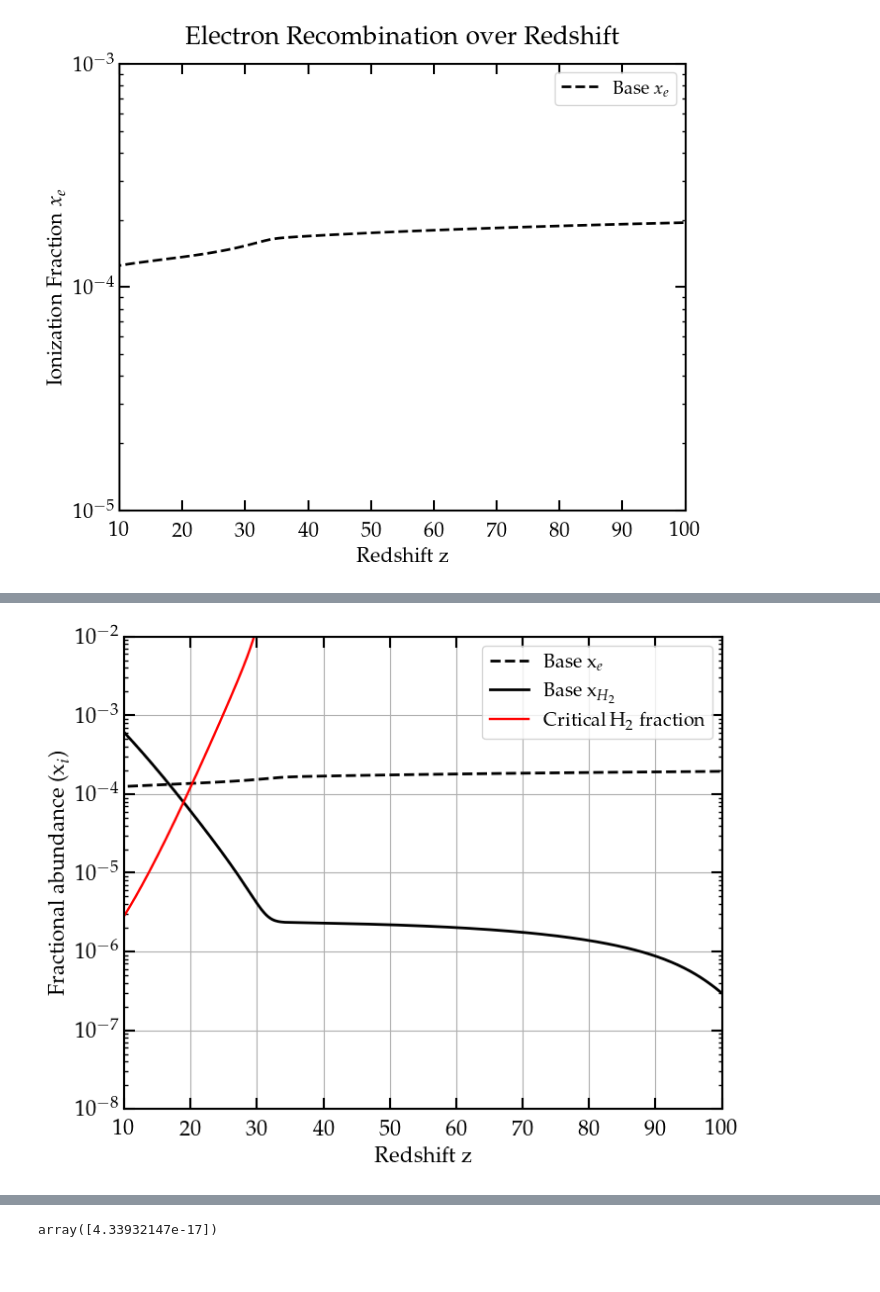
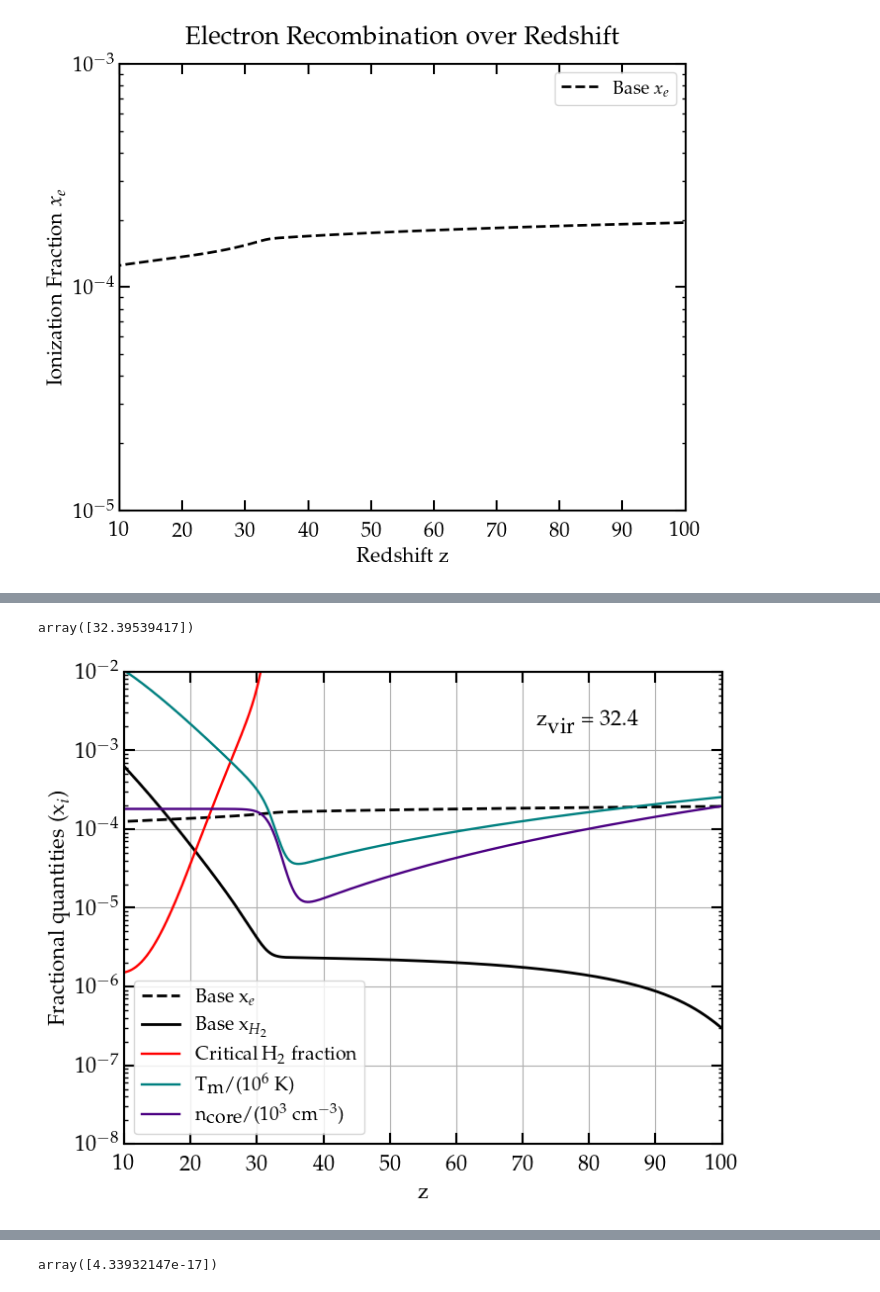
Before and after one commit to yash-aggarwal-17/AxionDCBH, a Jupyter notebook: AxionDCBH.ipynb, the cells around one changed output, grey strips where cells are left out. Drawn from its saved outputs; the diff is of its cells as text; code cells hidden in the pictures.

```diff
--- a/AxionDCBH.ipynb
+++ b/AxionDCBH.ipynb
@@ -829,12 +969,12 @@ and is modeled on the base halo model we have defined earlier.
 
 """
 
-def crit_H2(z, si):
+def crit_H2(z, m0, si):
 
     """
     Here z - redshift of observation for the base halo model we are considering.
     si - a multiplicative factor that sets critical time scale relative to free fall time scale.
-    For Hubble time/age of the universe we use si = 36.3.
+    For Hubble time/age of the universe we use si = 9.
     """
 
     # Ensure z is a numpy array
@@ -842,10 +982,10 @@ def crit_H2(z, si):
 
     def crit_H2_func(xH2, z, si):
         # Define the inner function for fsolve
-        return t_H2(xH2, nH_Halo(1, 1e+9, z), T_halo(1, 1e+9, z)) - si * t_ff(zvir(1e+9))
+        return t_H2(xH2, nH_Halo(1, m0, z), T_halo(1, m0, z)) - si * t_ff_new(z)
 
     # Get the critical redshift zvir_value
-    zvir_value = zvir(1e+9)
+    zvir_value = zvir(m0)
 
     # Create a mask for valid z values
     mask = z < zvir_value
@@ -856,6 +996,8 @@ def crit_H2(z, si):
     # Iterate over valid z values
     for i, valid in enumerate(mask):
         if valid:
-            fac[i] = fsolve(crit_H2_func, 1e-5, args=(z[i], si))[0]  # Extract the root from fsolve
+            fac[i] = fsolve(crit_H2_func, 1e-7, args=(z[i], si))[0]  # Extract the root from fsolve
+
+    fac[~mask] = np.nan
 
     return fac
@@ -929,13 +1089,13 @@ def crit_H2_Nebrin(z, si):
 # %%
 ## First define a H^- dissociation rate due to CMB photons. This suppresses H2 formation before structure formation.
 
-def k_pd_CMB(z):
+def k_pd_CMB(z, m0):
     val = (
         4 * (2*np.pi)**(3/2) *
         ( phys.me_eV * phys.kB * phys.T_CMB(z) )**(3/2) /
         (phys.h_planck * phys.cs)**3 *
         np.exp(-0.754 / phys.kB / phys.T_CMB(z)) *
-        phys.C_Hminus(T_halo(1, m0_base, z))
+        phys.C_Hminus(T_halo(1, m0, z))
     )
 
     return val
@@ -946,9 +1102,9 @@ array([9.07381777e-18])
 # %%
 # Define base H2 history function for H2 production
-def dH2_dz_base (z, xH2):
-    val_1 = - phys.C_Hminus(T_halo(1, m0_base, z)) * xe_base(z) * (1-xe_base(z)) * nH_Halo(1, m0_base, z) / (1+z) / phys.Hubble(z)
+def dH2_dz_base (z, xH2, m0):
+    val_1 = - phys.C_Hminus(T_halo(1, m0, z)) * xe_base(z) * (1-xe_base(z)) * nH_Halo(1, m0_base, z) / (1+z) / phys.Hubble(z)
 
-    val_2 = (1 + k_pd_CMB(z) / (phys.C_H2(T_halo(1, m0_base, z)) * (1-xe_base(z)) * nH_Halo(1, m0_base, z)) )**(-1)
+    val_2 = (1 + k_pd_CMB(z, m0) / (phys.C_H2(T_halo(1, m0_base, z)) * (1-xe_base(z)) * nH_Halo(1, m0_base, z)) )**(-1)
 
     return val_1*val_2
 # %%
@@ -958,3 +1114,7 @@ array([-1.35243083e-08])
+# %%
+zvir(1e+9)
+# %% [output]
+array([32.39539417])
 # %%
 # Define redshift range of interest
 z_span = (119.9, 0.2)
@@ -964,33 +1124,38 @@ z_eval=np.arange(119.9,0.2,-0.1)
 """
 Here I've used the H2 abundance in the IGM as 10^(-8) as initial condition
 """
-solution_base_xH2 = solve_ivp(dH2_dz_base, z_span, np.array([1e-8]), t_eval= z_eval, rtol=1e-10, atol=1e-10 )
+solution_base_xH2 = solve_ivp(dH2_dz_base, z_span, np.array([1e-8]), t_eval= z_eval, rtol=1e-10, atol=1e-10, args=(1e+9,) )
 # %%
 # Plot the results
 plt.figure(figsize=(7.8, 6.2))
 
 # Plot xe history
 plt.plot(solution_base_xe.t, solution_base_xe.y[0], label=r'Base x$_e$',
          linewidth=2, color='black', linestyle='dashed')
 
 # Plot H2 history
 plt.plot(solution_base_xH2.t, solution_base_xH2.y[0], label='Base x$_{H_2}$', linewidth=2, color='black')
 
 # Plot critical requirement
-plt.plot(z_eval, crit_H2(z_eval, 36.3), label = r'Critical H$_2$ fraction', color='red' )
+plt.plot(z_eval, crit_H2(z_eval, 1e+9 , 9), label = r'Critical H$_2$ fraction', color='red' )
 
+plt.plot(z_eval, T_halo(1, 1e+9, z_eval)/1e+6, label=r'T$_\textnormal{m}$/(10$^6$ K)', color='teal')
 
-plt.xlabel('Redshift z')
-plt.ylabel('Fractional abundance (x$_i$)')
+plt.plot( z_eval, nH_Halo(1, 1e+9, z_eval)/1e+3, color='indigo', label=r'n$_\textnormal{core}$/(10$^3$ cm$^{-3}$)')
+
+plt.xlabel('z')
+plt.ylabel('Fractional quantities (x$_i$)')
+
+plt.text(72, 2e-3, r'z$_\textnormal{vir}$ = 32.4', fontsize=16)
 
 plt.yscale('log')
 plt.legend()
 plt.grid()
 plt.xlim(10,100)
 plt.ylim(1e-8,1e-2)
 
 plt.savefig('./plots/Base_history.pdf', format = 'pdf', dpi=300, bbox_inches='tight')
 
 plt.show()
 # %% [output]
-[figure, old version]
+[figure, new version]
```
Also changed, not shown: parts of 255 cells of this notebook, 4 other files.
